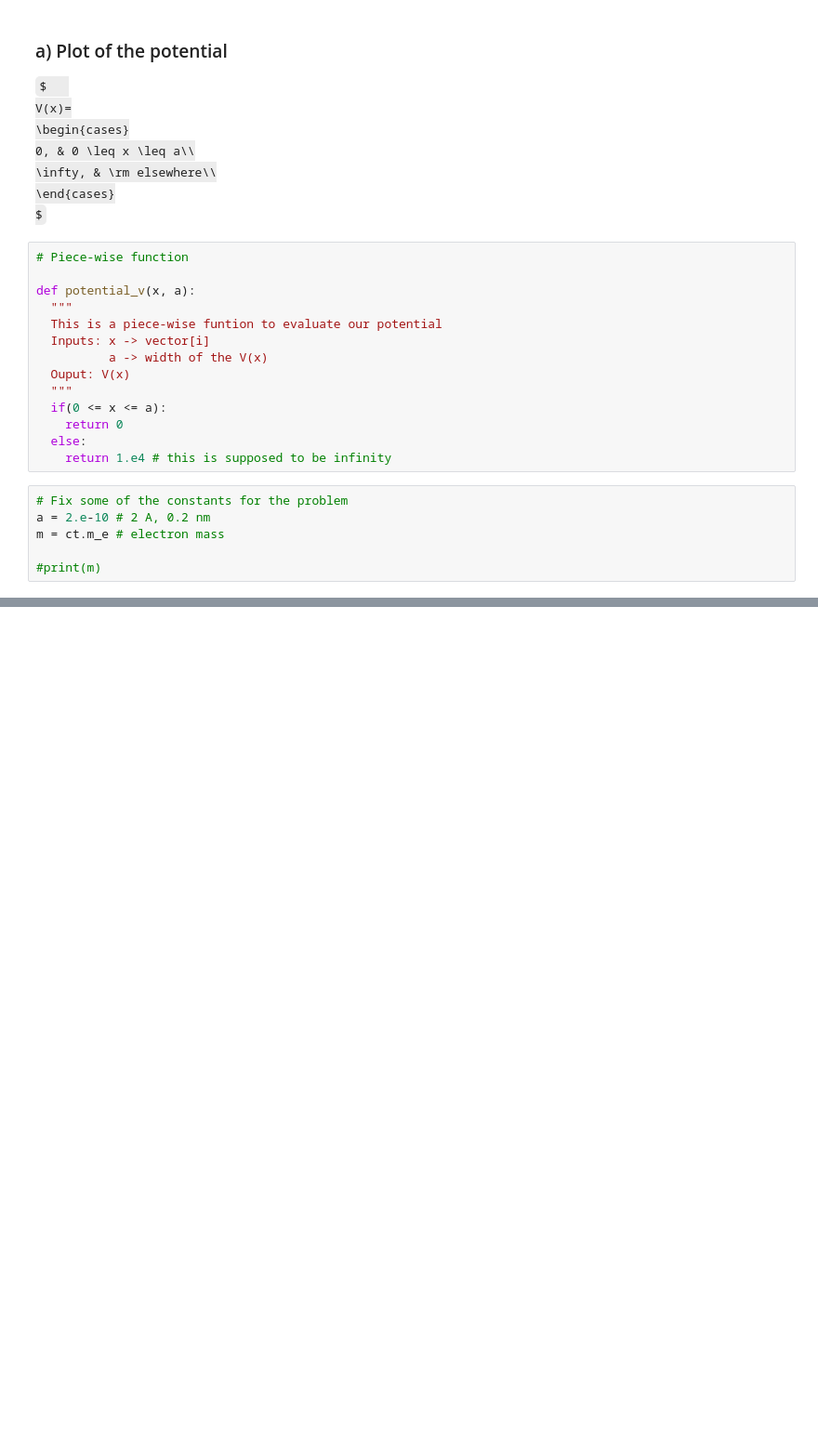
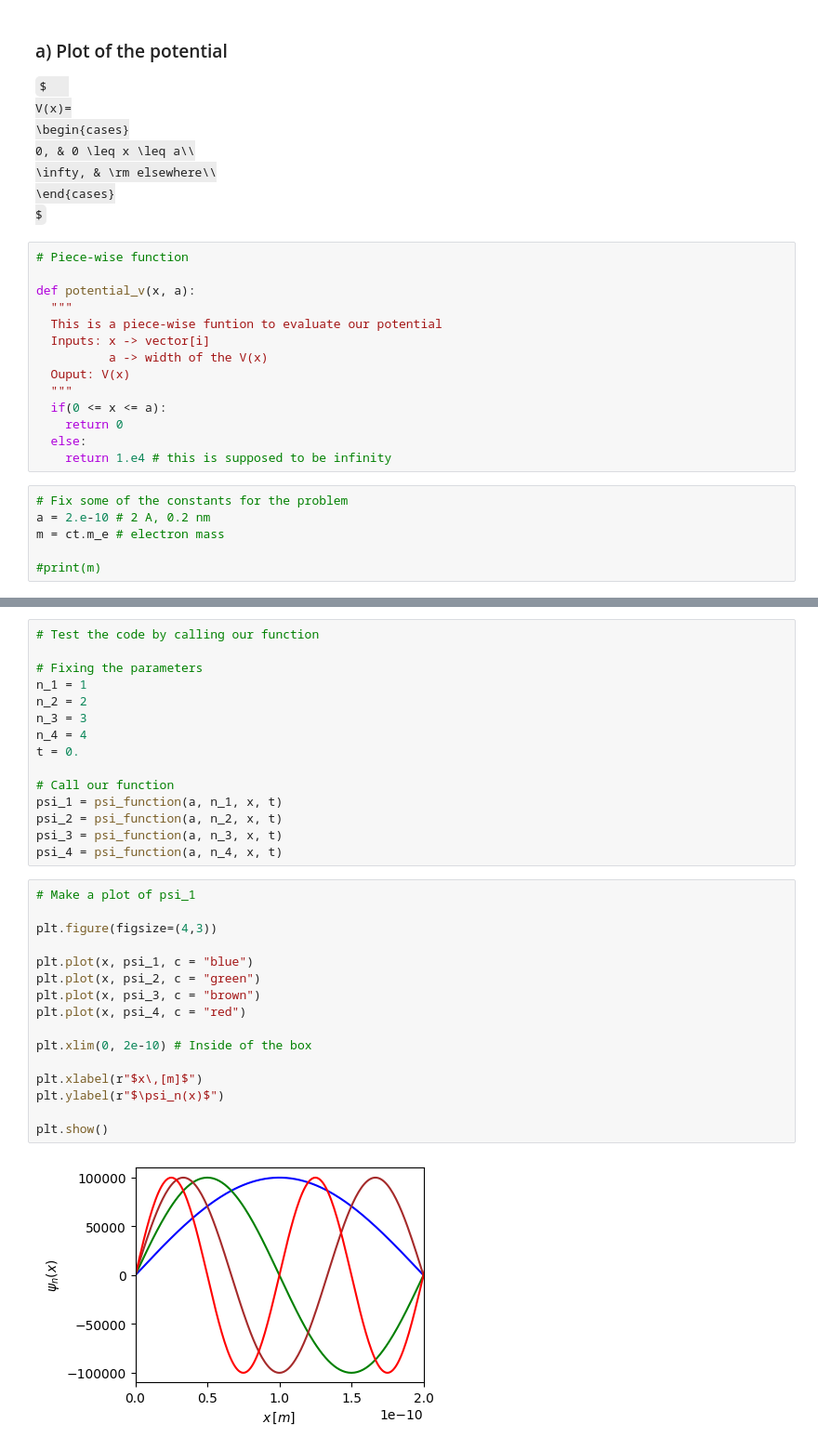
Before and after one commit to wbandabarragan/quantum-mechanics-1, a Jupyter notebook: python-resources/python_for_QM05.ipynb, the cells around one changed output, grey strips where cells are left out. Shown at 93% size. Cells and saved outputs as stored; diff of their text form; some formulas as TeX source; blank space fills up the shorter version.

```diff
--- a/python-resources/python_for_QM05.ipynb
+++ b/python-resources/python_for_QM05.ipynb
@@ -143,0 +172,33 @@ plt.show()
+# %%
+# Test the code by calling our function
+
+# Fixing the parameters
+n_1 = 1
+n_2 = 2
+n_3 = 3
+n_4 = 4
+t = 0.
+
+# Call our function
+psi_1 = psi_function(a, n_1, x, t)
+psi_2 = psi_function(a, n_2, x, t)
+psi_3 = psi_function(a, n_3, x, t)
+psi_4 = psi_function(a, n_4, x, t)
+# %%
+# Make a plot of psi_1
+
+plt.figure(figsize=(4,3))
+
+plt.plot(x, psi_1, c = "blue")
+plt.plot(x, psi_2, c = "green")
+plt.plot(x, psi_3, c = "brown")
+plt.plot(x, psi_4, c = "red")
+
+plt.xlim(0, 2e-10) # Inside of the box
+
+plt.xlabel(r"$x\,[m]$")
+plt.ylabel(r"$\psi_n(x)$")
+
+plt.show()
+# %% [output]
+[figure, added]
```
Also changed, not shown: parts of 4 cells of this notebook.
